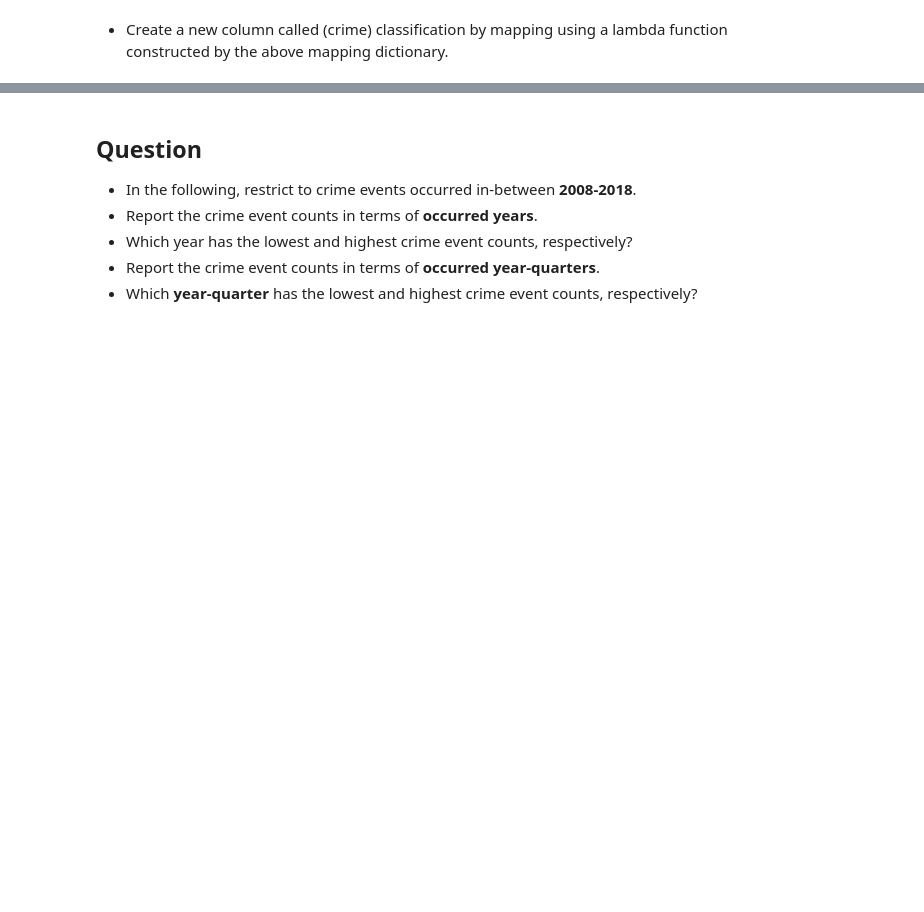
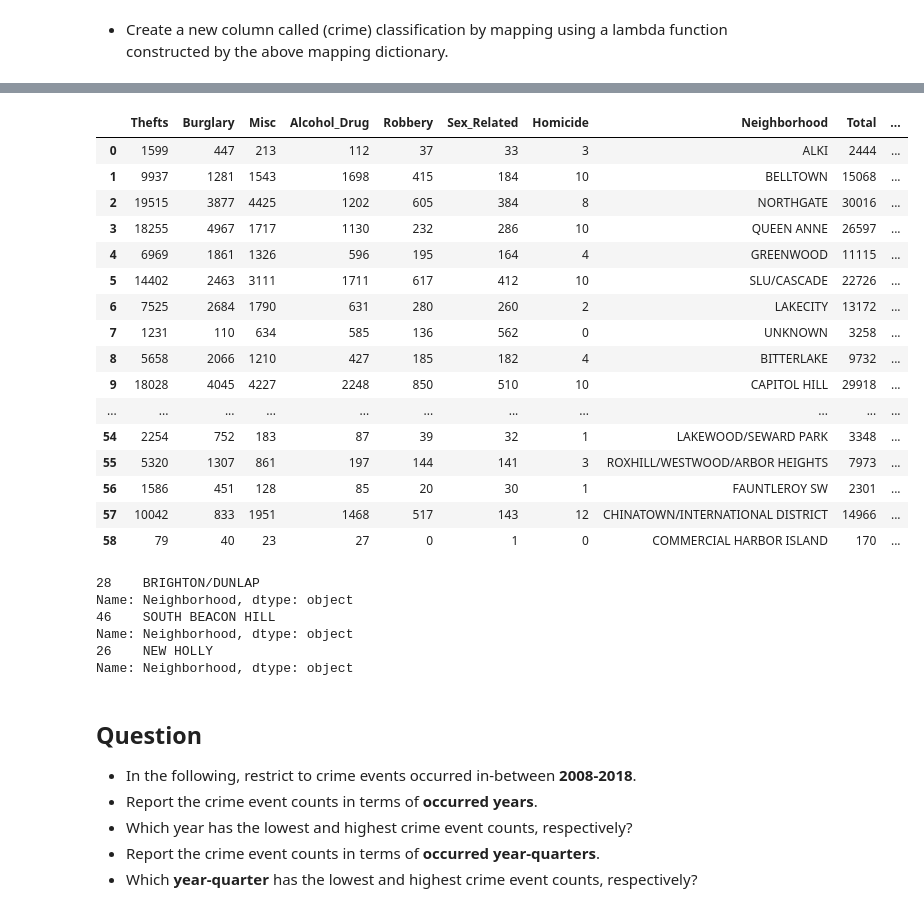
Before and after one commit to lvreynoso/seattle-crime-data, a Jupyter notebook: Seattle Crimes Coding Challenge.ipynb, the cells around one changed output, grey strips where cells are left out. Drawn from its saved outputs; the diff is of its cells as text; code cells hidden in the pictures; blank space fills up the shorter version.

```diff
--- a/Seattle Crimes Coding Challenge.ipynb
+++ b/Seattle Crimes Coding Challenge.ipynb
@@ -165,3 +253,10 @@ dtype: object
+# %%
+major_mapping = { "Thefts": ['CAR PROWL','THEFT-ALL OTHER','THEFT-SHOPLIFT','MOTOR VEHICLE THEFT','THEFT-BUILDING','THEFT-BICYCLE'],
+ "Burglary": ['BURGLARY-RESIDENTIAL','BURGLARY-COMMERCIAL','BURGLARY-RESIDENTIAL-SECURE PARKING','BURGLARY-COMMERCIAL-SECURE PARKING'],
+ "Robbery": ['ROBBERY-STREET', 'ROBBERY-COMMERICAL', 'ROBBERY-RESIDENTIAL'],
+ "Alcohol_Drug": ['NARCOTIC', 'DUI', 'LIQUOR LAW VIOLATION'],
+ "Sex_Related": ['SEX OFFENSE-OTHER', 'PROSTITIUTION', 'RAPE', 'PORNOGRAPHY'],
+ "Homicide": ['HOMICIDE'] }
 # %% [markdown]
 - Create a new column called (crime) classification by mapping using a lambda function constructed by the above
 mapping dictionary.
@@ -169,0 +263,9 @@ mapping dictionary.
+# %%
+def to_major(sub):
+    for key, val in major_mapping.items():
+        if sub in val:
+            return key
+    return 'Misc'
+
+crimes["Classification"] = crimes['Crime Subcategory'].apply(lambda x: to_major(x))
+crimes.head()
@@ -169,0 +279,3 @@ mapping dictionary.
+# %%
+hoods = crimes["Neighborhood"].unique()
+hoods
@@ -170,3 +301,64 @@ mapping dictionary.
+# %%
+test = crimes[crimes["Neighborhood"] == hoods[0]]["Classification"].value_counts()
+test["Neighborhood"] = hoods[0]
+
+crime_cols = list(major_mapping.keys())
+crime_cols.append("Misc")
+
+nf_data = []
+for hood in hoods:
+    hood_series = crimes[crimes["Neighborhood"] == hood]["Classification"].value_counts()
+    hood_series["Neighborhood"] = hood
+    nf_data.append(hood_series)
+nf = pd.DataFrame(data=nf_data, index=range(0, len(hoods)))
+nf = nf.fillna(0)
+for col in ['Robbery', 'Homicide']:
+    nf[col] = nf[col].apply(lambda x: int(x))
+nf['Total'] = nf.sum(axis=1)
+nf['% Homicide'] = nf['Homicide'] / nf['Total'] * 100
+nf['% Burglary'] = nf['Burglary'] / nf['Total'] * 100
+nf['% Robbery'] = nf['Robbery'] / nf['Total'] * 100
+nf
+# %% [output]
+|  | Thefts | Burglary | Misc | Alcohol_Drug | Robbery | Sex_Related | Homicide | Neighborhood | Total | ... |
+| 0 | 1599 | 447 | 213 | 112 | 37 | 33 | 3 | ALKI | 2444 | ... |
+| 1 | 9937 | 1281 | 1543 | 1698 | 415 | 184 | 10 | BELLTOWN | 15068 | ... |
+| 2 | 19515 | 3877 | 4425 | 1202 | 605 | 384 | 8 | NORTHGATE | 30016 | ... |
+| 3 | 18255 | 4967 | 1717 | 1130 | 232 | 286 | 10 | QUEEN ANNE | 26597 | ... |
+| 4 | 6969 | 1861 | 1326 | 596 | 195 | 164 | 4 | GREENWOOD | 11115 | ... |
+| 5 | 14402 | 2463 | 3111 | 1711 | 617 | 412 | 10 | SLU/CASCADE | 22726 | ... |
+| 6 | 7525 | 2684 | 1790 | 631 | 280 | 260 | 2 | LAKECITY | 13172 | ... |
+| 7 | 1231 | 110 | 634 | 585 | 136 | 562 | 0 | UNKNOWN | 3258 | ... |
+| 8 | 5658 | 2066 | 1210 | 427 | 185 | 182 | 4 | BITTERLAKE | 9732 | ... |
+| 9 | 18028 | 4045 | 4227 | 2248 | 850 | 510 | 10 | CAPITOL HILL | 29918 | ... |
+| ... | ... | ... | ... | ... | ... | ... | ... | ... | ... | ... |
+| 54 | 2254 | 752 | 183 | 87 | 39 | 32 | 1 | LAKEWOOD/SEWARD PARK | 3348 | ... |
+| 55 | 5320 | 1307 | 861 | 197 | 144 | 141 | 3 | ROXHILL/WESTWOOD/ARBOR HEIGHTS | 7973 | ... |
+| 56 | 1586 | 451 | 128 | 85 | 20 | 30 | 1 | FAUNTLEROY SW | 2301 | ... |
+| 57 | 10042 | 833 | 1951 | 1468 | 517 | 143 | 12 | CHINATOWN/INTERNATIONAL DISTRICT | 14966 | ... |
+| 58 | 79 | 40 | 23 | 27 | 0 | 1 | 0 | COMMERCIAL HARBOR ISLAND | 170 | ... |
+# %%
+# Highest Homicide percentage
+
+hpf = nf.sort_values('% Homicide', axis=0, ascending=False)
+print(hpf[:1]["Neighborhood"])
+
+# Highest Burglary percentage
+
+hbf = nf.sort_values('% Burglary', axis=0, ascending=False)
+print(hbf[:1]["Neighborhood"])
+
+# Highest Robbery percentage
+
+hrf = nf.sort_values('% Robbery', axis=0, ascending=False)
+print(hrf[:1]["Neighborhood"])
+# %% [output]
+28    BRIGHTON/DUNLAP
+Name: Neighborhood, dtype: object
+46    SOUTH BEACON HILL
+Name: Neighborhood, dtype: object
+26    NEW HOLLY
+Name: Neighborhood, dtype: object
 # %% [markdown]
 ## Question
 - In the following, restrict to crime events occurred in-between **2008-2018**.
```
Also changed, not shown: parts of 49 cells of this notebook.
